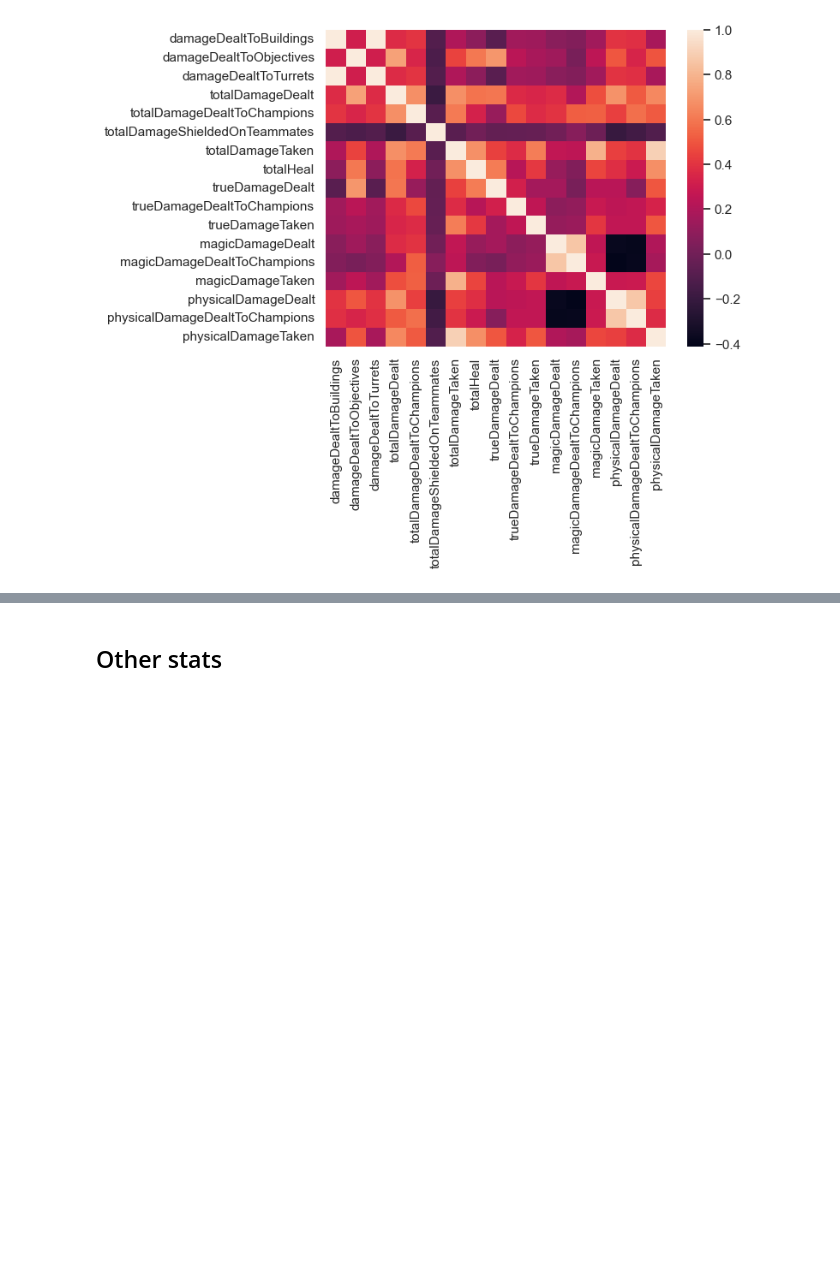
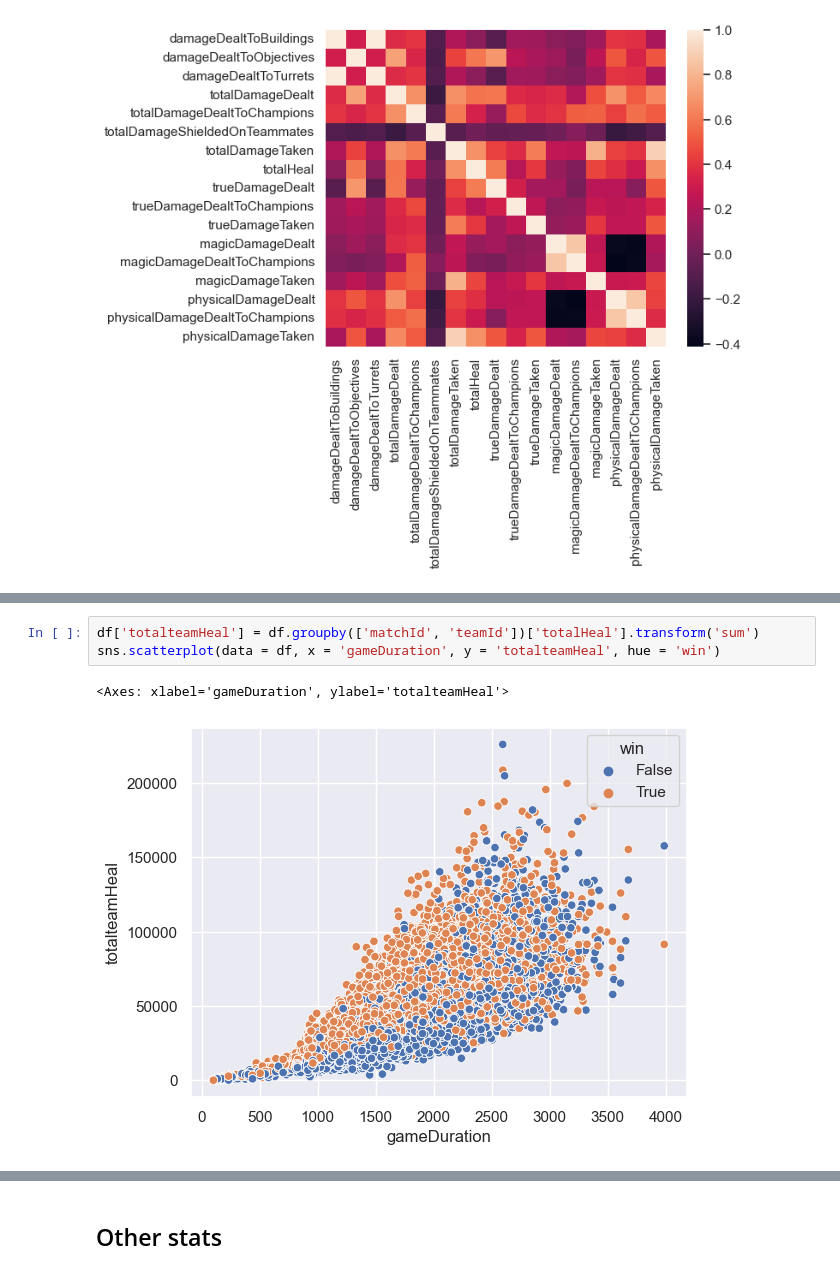
Before and after one commit to mannkenn/LeagueOfLegendsPrediction, a Jupyter notebook: notebooks/project.ipynb, the cells around one changed output, grey strips where cells are left out. Saved outputs shown, nothing was run; the diff lists cells and outputs as text; blank space fills up the shorter version.

```diff
--- a/notebooks/project.ipynb
+++ b/notebooks/project.ipynb
@@ -387,0 +425,6 @@ Is damage condusive to a win??
+# %%
+df['totalteamHeal'] = df.groupby(['matchId', 'teamId'])['totalHeal'].transform('sum')
+sns.scatterplot(data = df, x = 'gameDuration', y = 'totalteamHeal', hue = 'win')
+# %% [output]
+<Axes: xlabel='gameDuration', ylabel='totalteamHeal'>
+[figure, added]
```
Also changed, not shown: parts of 19 cells of this notebook, 1 other file.
